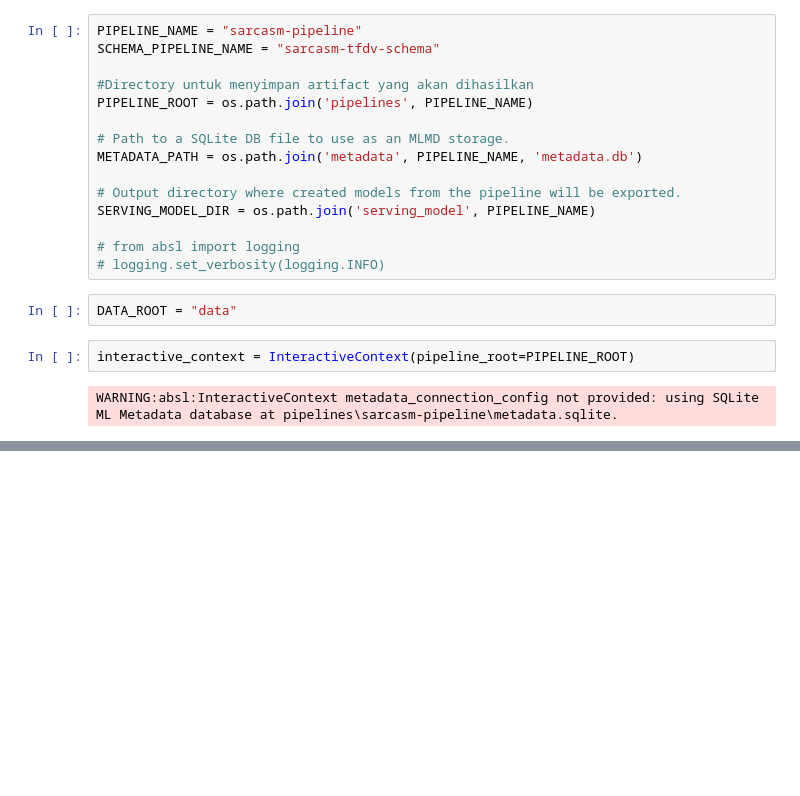
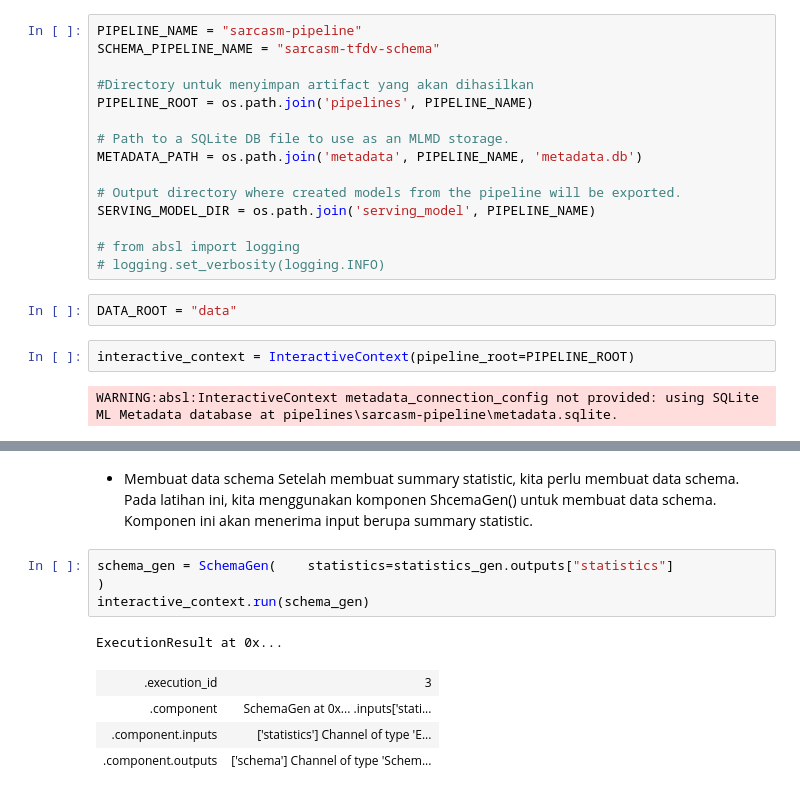
Before and after one commit to sntdshrly/ml-ops, a Jupyter notebook: a443-MLOps-ML-Pipeline/notebook.ipynb, the cells around one changed output, grey strips where cells are left out. Drawn from its saved outputs; the diff is of its cells as text; blank space fills up the shorter version.

```diff
--- a/a443-MLOps-ML-Pipeline/notebook.ipynb
+++ b/a443-MLOps-ML-Pipeline/notebook.ipynb
@@ -31,0 +79,13 @@ WARNING:absl:InteractiveContext metadata_connection_config not provided: using S
+# %% [markdown]
+- Membuat data schema
+Setelah membuat summary statistic, kita perlu membuat data schema. Pada latihan ini, kita menggunakan komponen ShcemaGen() untuk membuat data schema. Komponen ini akan menerima input berupa summary statistic.
+# %%
+schema_gen = SchemaGen(    statistics=statistics_gen.outputs["statistics"]
+)
+interactive_context.run(schema_gen)
+# %% [output]
+ExecutionResult at 0x...
+| .execution_id | 3 |
+| .component | SchemaGen at 0x... .inputs['stati... |
+| .component.inputs | ['statistics'] Channel of type 'E... |
+| .component.outputs | ['schema'] Channel of type 'Schem... |
```
Also changed, not shown: parts of 9 cells of this notebook.
